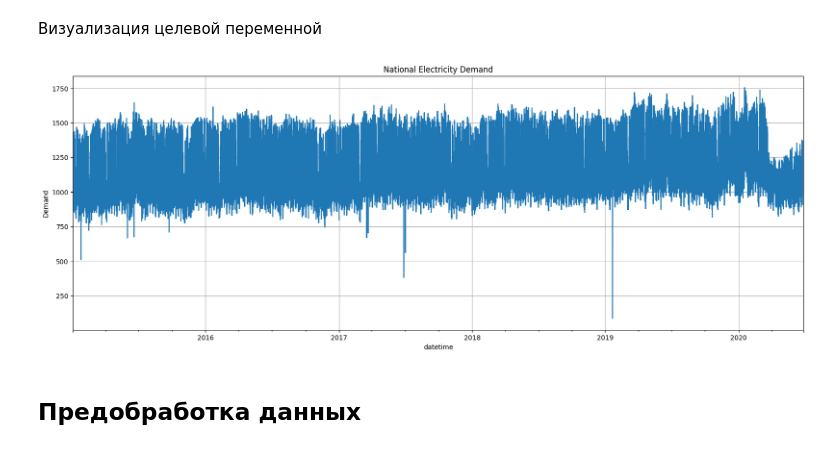
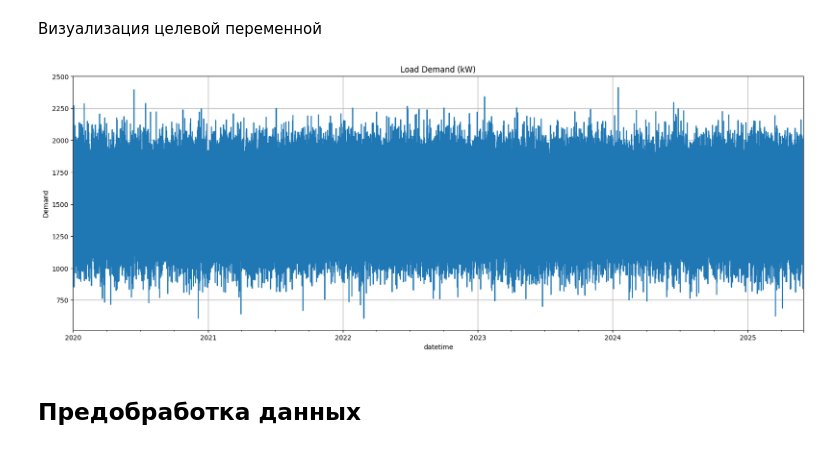
Before and after one commit to lizard222/ml, a Jupyter notebook: Lab1.ipynb, the cells around one changed output. Drawn from its saved outputs; the diff is of its cells as text; code cells hidden in the pictures.

```diff
--- a/Lab1.ipynb
+++ b/Lab1.ipynb
@@ -49,6 +49,5 @@ print('Библиотеки успешно загружены')
 # %%
 # Загрузка датасета
-# !gdown 1SSXm1Yldoxb_je803ou1NKqVS-cHuDMp
-df_full = pd.read_csv("continuous dataset.csv")
+df_full = pd.read_csv("load_forecasting_dataset.csv")
 df_full
 # %% [output]
@@ -112,7 +108,7 @@ memory usage: 6.2+ MB
 # %%
 df = df_full.copy()
 
-df["datetime"] = pd.to_datetime(df["datetime"])
+df["datetime"] = pd.to_datetime(df["Timestamp"])
 
 df = (
     df.sort_values("datetime")
@@ -152,11 +159,11 @@ df.head()
 # %% [markdown]
 Визуализация целевой переменной
 # %%
-df["nat_demand"].plot(figsize=(20, 7), grid=True)
-plt.title("National Electricity Demand")
+df["Load Demand (kW)"].plot(figsize=(20, 7), grid=True)
+plt.title("Load Demand (kW)")
 plt.ylabel("Demand")
 plt.show()
 # %% [output]
-[figure, old version]
+[figure, new version]
 # %% [markdown]
 ## Предобработка данных
```
Also changed, not shown: parts of 24 cells of this notebook, 2 other files.
